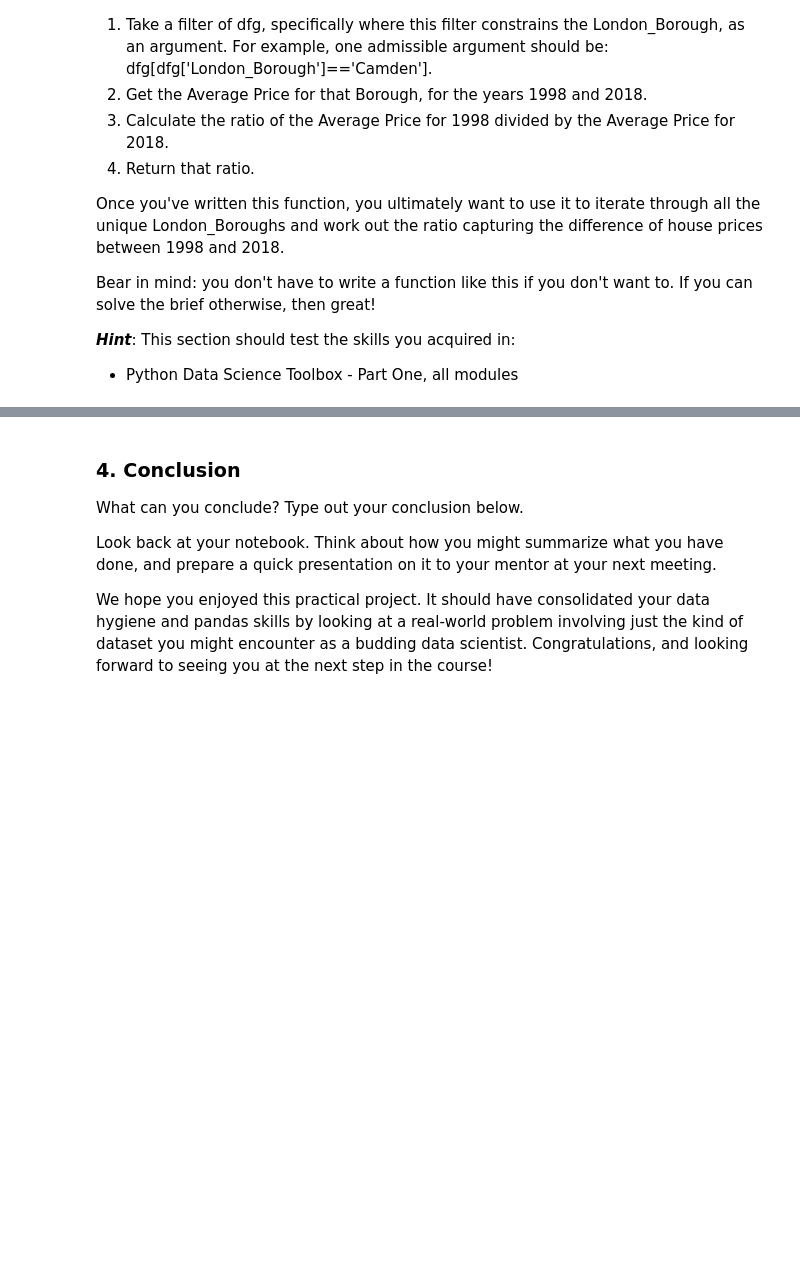
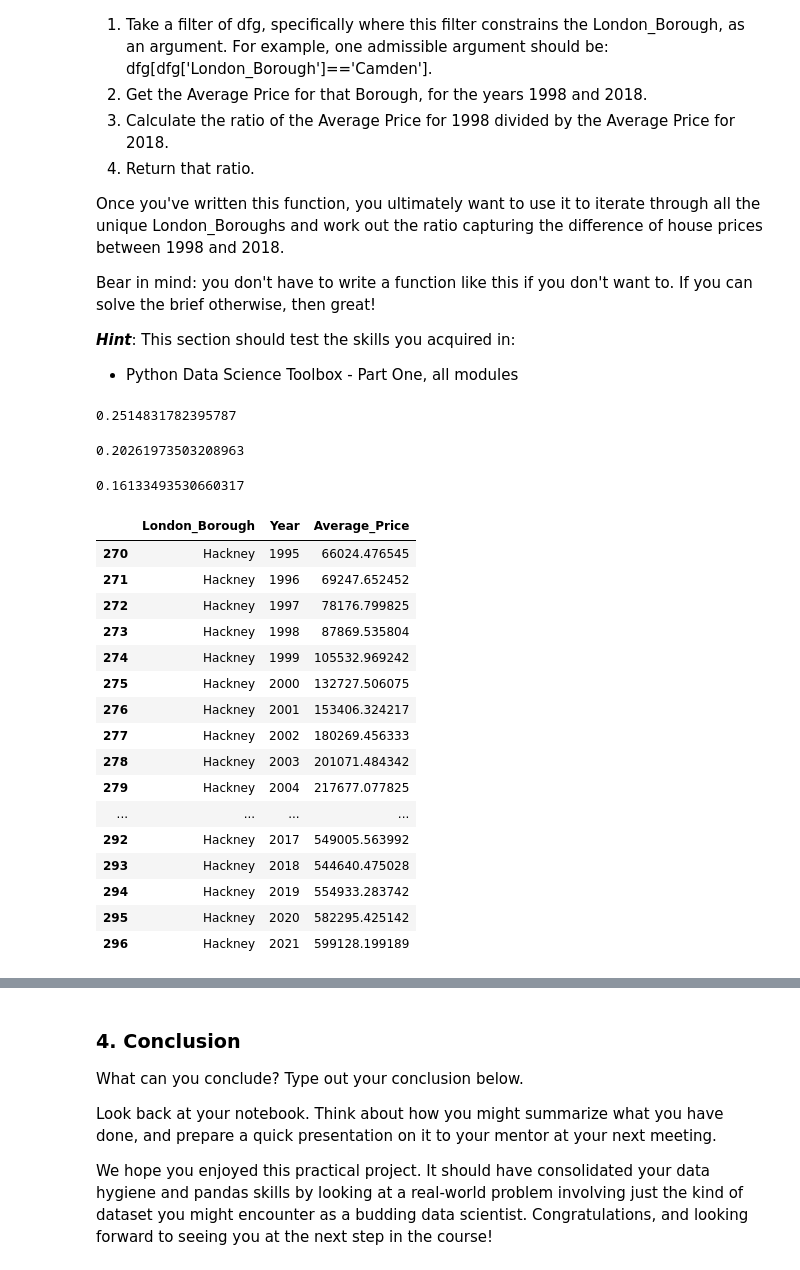
Before and after one commit to rcepedaraza/case-study---london-housing, a Jupyter notebook: london_housing.ipynb, the cells around one changed output, grey strips where cells are left out. Drawn from its saved outputs; the diff is of its cells as text; code cells hidden in the pictures; blank space fills up the shorter version.

```diff
--- a/london_housing.ipynb
+++ b/london_housing.ipynb
@@ -328,3 +326,35 @@ Bear in mind: you don't have to write a function like this if you don't want to.
 
 ***Hint***: This section should test the skills you acquired in:
 - Python Data Science Toolbox - Part One, all modules
+# %%
+99746.069682 / 396631.179788
+# %% [output]
+0.2514831782395787
+# %%
+170688.973933 / 842410.409361
+# %% [output]
+0.20261973503208963
+# %%
+87869.535804 / 544640.475028
+# %% [output]
+0.16133493530660317
+# %%
+df[df["London_Borough"] == "Hackney"]
+# %% [output]
+|  | London_Borough | Year | Average_Price |
+| 270 | Hackney | 1995 | 66024.476545 |
+| 271 | Hackney | 1996 | 69247.652452 |
+| 272 | Hackney | 1997 | 78176.799825 |
+| 273 | Hackney | 1998 | 87869.535804 |
+| 274 | Hackney | 1999 | 105532.969242 |
+| 275 | Hackney | 2000 | 132727.506075 |
+| 276 | Hackney | 2001 | 153406.324217 |
+| 277 | Hackney | 2002 | 180269.456333 |
+| 278 | Hackney | 2003 | 201071.484342 |
+| 279 | Hackney | 2004 | 217677.077825 |
+| ... | ... | ... | ... |
+| 292 | Hackney | 2017 | 549005.563992 |
+| 293 | Hackney | 2018 | 544640.475028 |
+| 294 | Hackney | 2019 | 554933.283742 |
+| 295 | Hackney | 2020 | 582295.425142 |
+| 296 | Hackney | 2021 | 599128.199189 |
```
Also changed, not shown: parts of 34 cells of this notebook.
